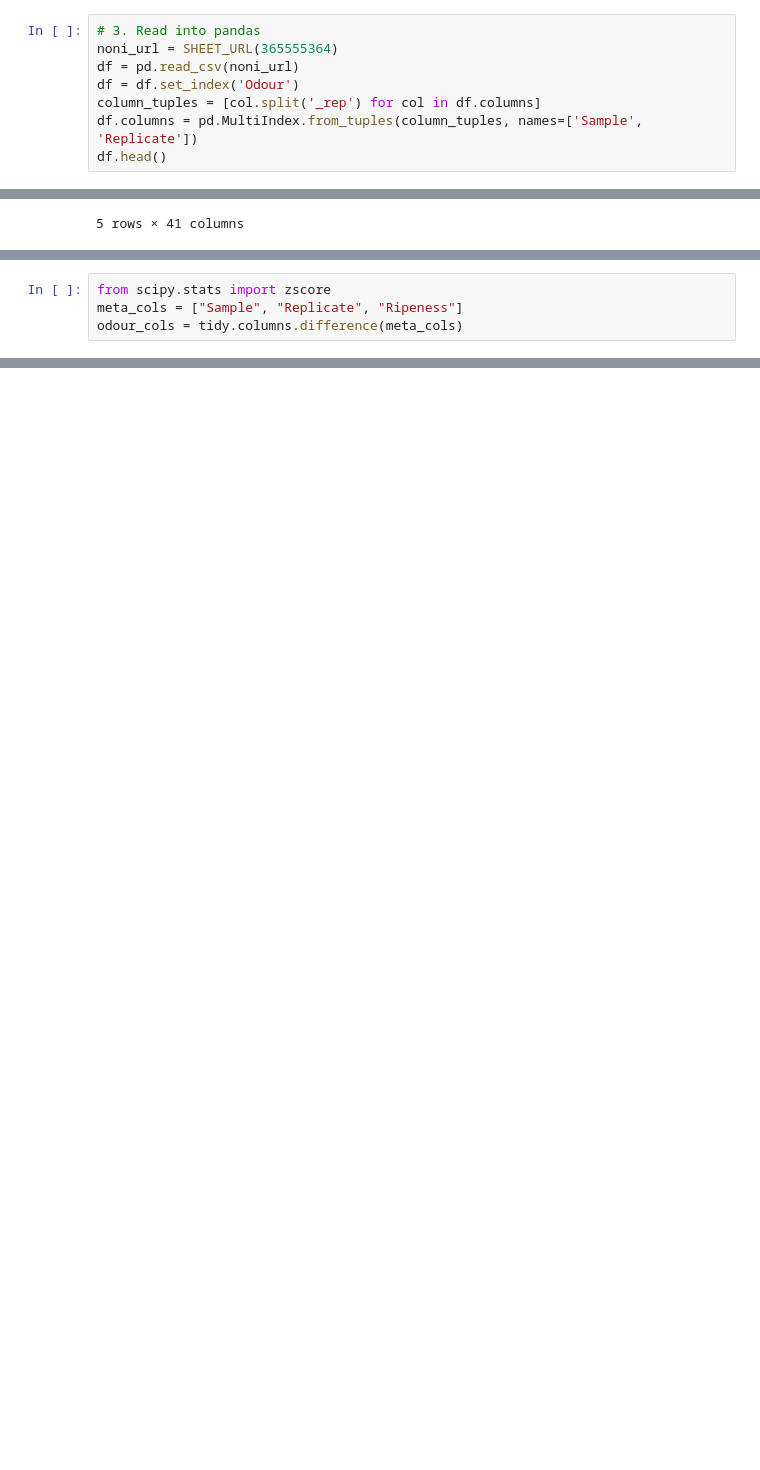
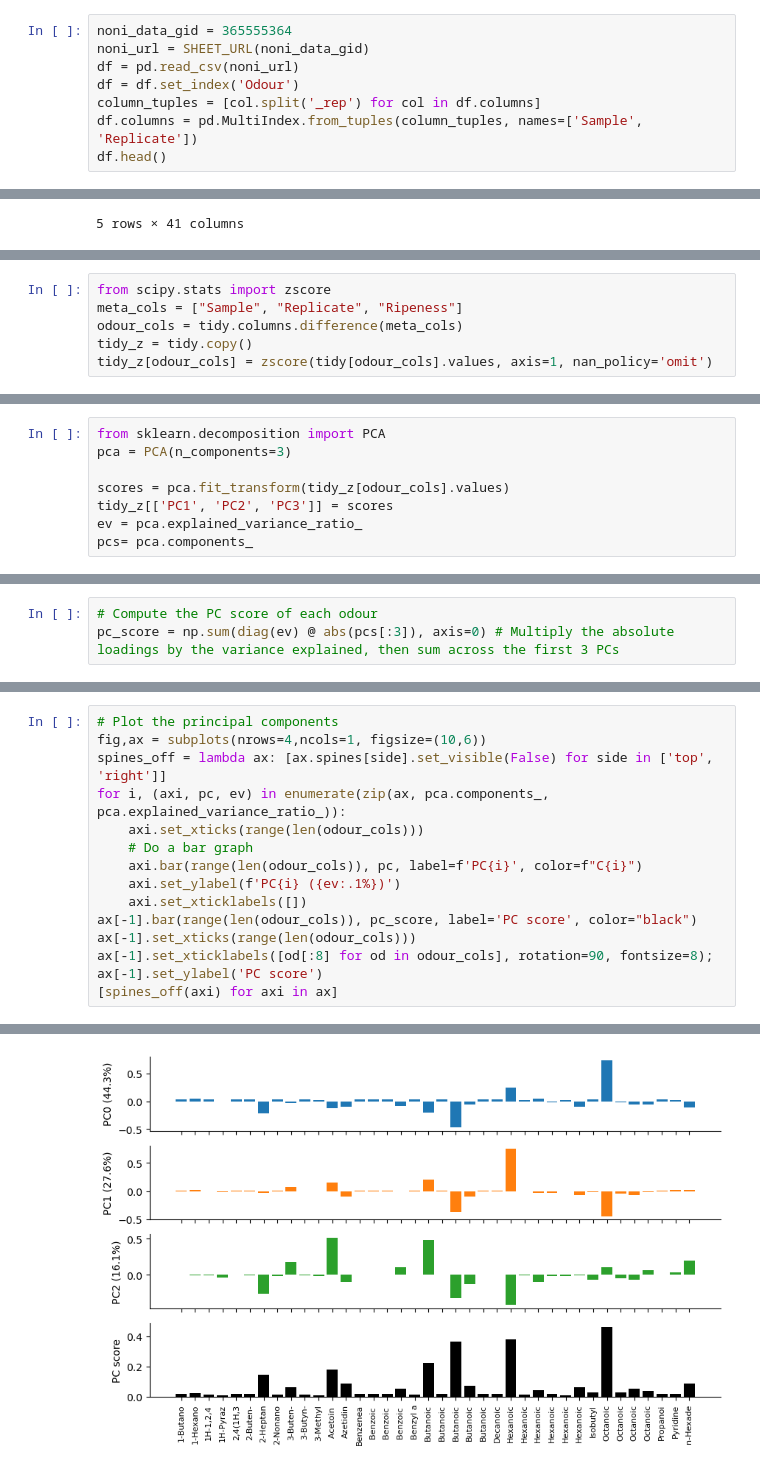
Before and after one commit to stootoon/lucia-natural-odour-stats, a Jupyter notebook: sechellia-demo.ipynb, the cells around one changed output, grey strips where cells are left out. Drawn from its saved outputs; the diff is of its cells as text; blank space fills up the shorter version.

Commit message:
Computed PCs and pc score.

```diff
--- a/sechellia-demo.ipynb
+++ b/sechellia-demo.ipynb
@@ -12,6 +19,6 @@ SHEET_URL = lambda gid: f"https://docs.google.com/spreadsheets/d/{spreadsheet_id
 # %%
-# 3. Read into pandas
-noni_url = SHEET_URL(365555364)
+noni_data_gid = 365555364
+noni_url = SHEET_URL(noni_data_gid)
 df = pd.read_csv(noni_url)
 df = df.set_index('Odour')
 column_tuples = [col.split('_rep') for col in df.columns]
@@ -72,4 +83,6 @@ tidy.head()
 from scipy.stats import zscore
 meta_cols = ["Sample", "Replicate", "Ripeness"]
 odour_cols = tidy.columns.difference(meta_cols)
+tidy_z = tidy.copy()
+tidy_z[odour_cols] = zscore(tidy[odour_cols].values, axis=1, nan_policy='omit')
 # %%
@@ -90,0 +104,8 @@ for ax_ in ax:
+# %%
+from sklearn.decomposition import PCA
+pca = PCA(n_components=3)
+
+scores = pca.fit_transform(tidy_z[odour_cols].values)
+tidy_z[['PC1', 'PC2', 'PC3']] = scores
+ev = pca.explained_variance_ratio_
+pcs= pca.components_
@@ -90,0 +114,3 @@ for ax_ in ax:
+# %%
+# Compute the PC score of each odour
+pc_score = np.sum(diag(ev) @ abs(pcs[:3]), axis=0) # Multiply the absolute loadings by the variance explained, then sum across the first 3 PCs
@@ -90,0 +119,16 @@ for ax_ in ax:
+# %%
+# Plot the principal components
+fig,ax = subplots(nrows=4,ncols=1, figsize=(10,6))
+spines_off = lambda ax: [ax.spines[side].set_visible(False) for side in ['top', 'right']]
+for i, (axi, pc, ev) in enumerate(zip(ax, pca.components_, pca.explained_variance_ratio_)):
+    axi.set_xticks(range(len(odour_cols)))
+    # Do a bar graph
+    axi.bar(range(len(odour_cols)), pc, label=f'PC{i}', color=f"C{i}")
+    axi.set_ylabel(f'PC{i} ({ev:.1%})')
+    axi.set_xticklabels([])
+ax[-1].bar(range(len(odour_cols)), pc_score, label='PC score', color="black")
+ax[-1].set_xticks(range(len(odour_cols)))
+ax[-1].set_xticklabels([od[:8] for od in odour_cols], rotation=90, fontsize=8);
+ax[-1].set_ylabel('PC score')
+[spines_off(axi) for axi in ax]
+# %% [output]
@@ -90,0 +136 @@ for ax_ in ax:
+[figure, added]
```
Also changed, not shown: parts of 14 cells of this notebook.
